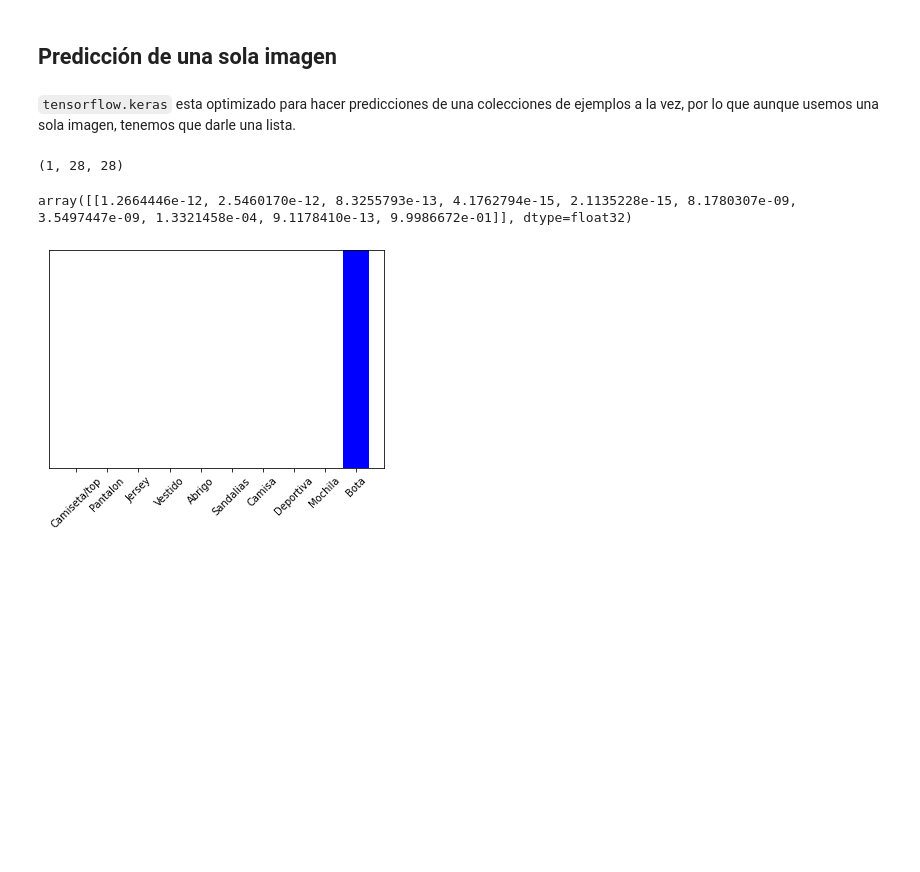
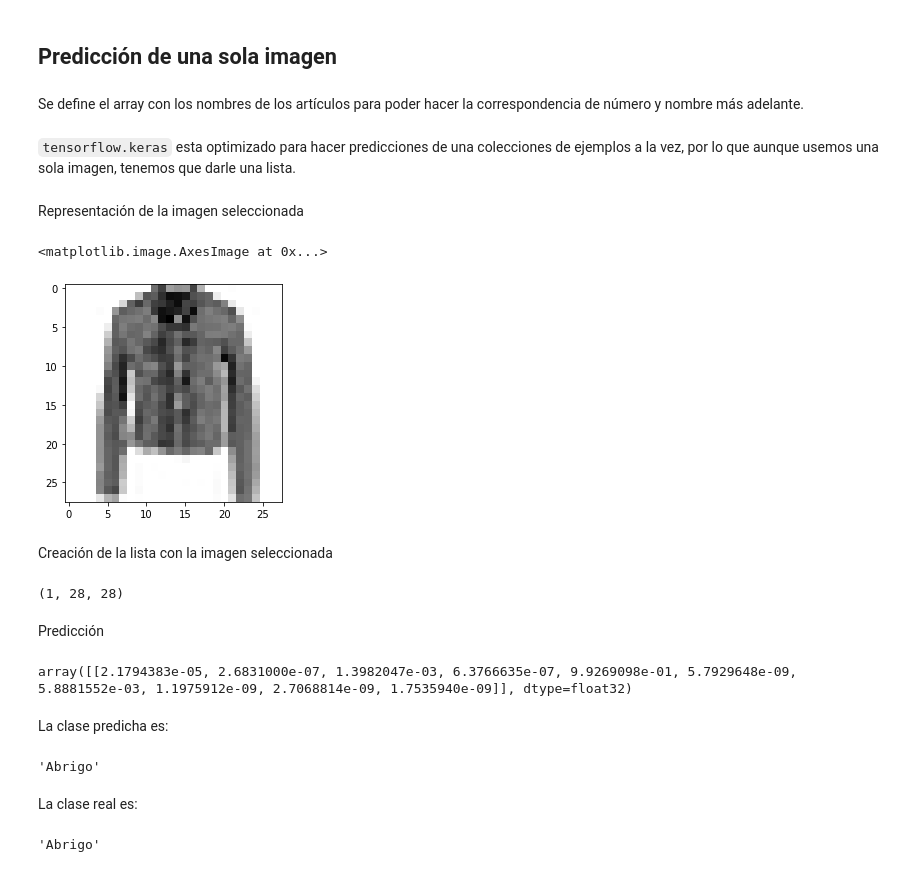
Before and after one commit to DilyIvanova/TallerML, a Jupyter notebook: clasificacion_ropa.ipynb, the cells around one changed output. Drawn from its saved outputs; the diff is of its cells as text; code cells hidden in the pictures; blank space fills up the shorter version.

```diff
--- a/clasificacion_ropa.ipynb
+++ b/clasificacion_ropa.ipynb
@@ -367,3 +345,5 @@ for i in range(num_images):
 Se puede ver que en una de las imágenes no hay acierto, se trata de una deportiva y el modelo predice con un 96% la clase sandalia.
 # %% [markdown]
 ## Predicción de una sola imagen
+# %% [markdown]
+Se define el array con los nombres de los artículos para poder hacer la correspondencia de número y nombre más adelante.
@@ -370,17 +352,40 @@ Se puede ver que en una de las imágenes no hay acierto, se trata de una deporti
 # %% [markdown]
 `tensorflow.keras` esta optimizado para hacer predicciones de una colecciones de ejemplos a la vez, por lo que aunque usemos una sola imagen, tenemos que darle una lista.
+# %%
+numero_imagen = 10
+img = test_images[numero_imagen]
+# %% [markdown]
+Representación de la imagen seleccionada
+# %%
+plt.imshow(img, cmap=plt.cm.binary)
+# %% [output]
+<matplotlib.image.AxesImage at 0x...>
+[figure, added]
+# %% [markdown]
+Creación de la lista con la imagen seleccionada
 # %%
 img = np.array([img])
 img.shape
 # %% [output]
 (1, 28, 28)
+# %% [markdown]
+Predicción
 # %%
 img_prediction = model.predict(img)
 img_prediction
 # %% [output]
-array([[1.2664446e-12, 2.5460170e-12, 8.3255793e-13, 4.1762794e-15, 2.1135228e-15, 8.1780307e-09, 3.5497447e-09, 1.3321458e-04, 9.1178410e-13, 9.9986672e-01]], dtype=float32)
+array([[2.1794383e-05, 2.6831000e-07, 1.3982047e-03, 6.3766635e-07, 9.9269098e-01, 5.7929648e-09, 5.8881552e-03, 1.1975912e-09, 2.7068814e-09, 1.7535940e-09]], dtype=float32)
-# %%
-plot_value_array(0,  img_prediction, test_labels)
-_ = plt.xticks(range(10), class_names, rotation=45)
-# %% [output]
-[figure, removed]
+# %% [markdown]
+La clase predicha es:
+# %%
+clase_predicha = np.argmax(img_prediction)
+class_names[clase_predicha]
+# %% [output]
+'Abrigo'
+# %% [markdown]
+La clase real es:
+# %%
+clase_real = test_labels[numero_imagen]
+class_names[clase_real]
+# %% [output]
+'Abrigo'
```
Also changed, not shown: parts of 16 cells of this notebook.
